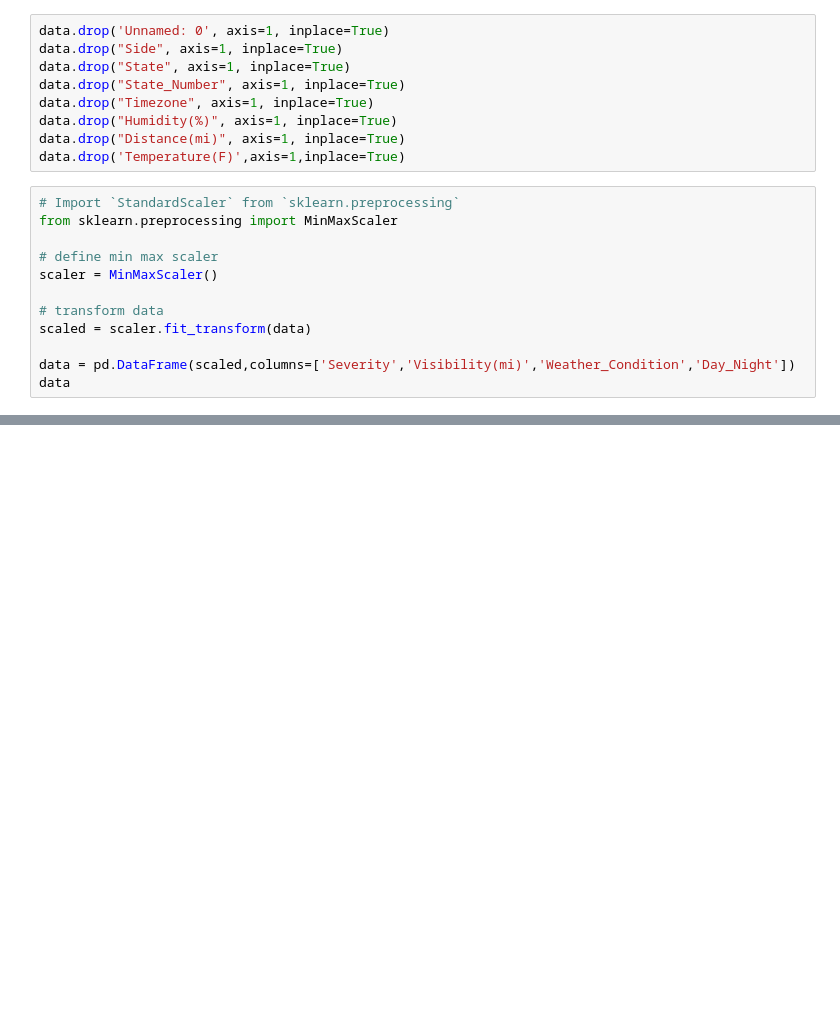
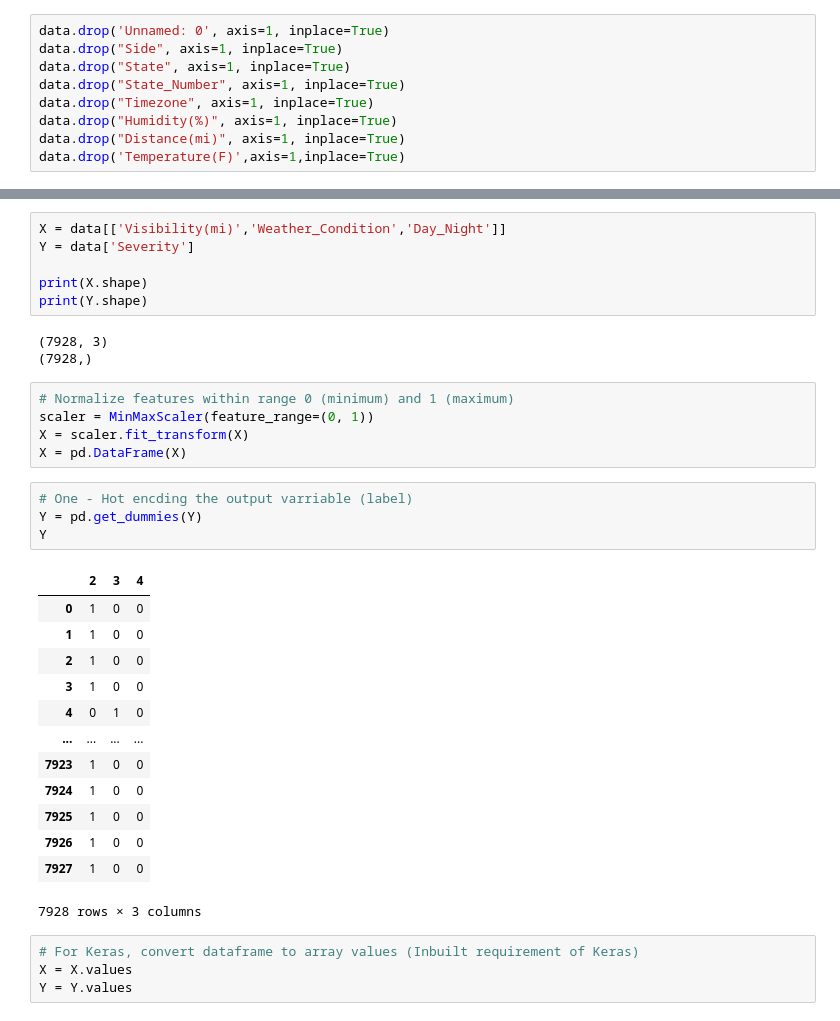
Before and after one commit to stratoskar/DataAnalytics, a Jupyter notebook: Data Analytics/Untitled-1.ipynb, the cells around one changed output, grey strips where cells are left out. Saved outputs shown, nothing was run; the diff lists cells and outputs as text; blank space fills up the shorter version.

```diff
--- a/Data Analytics/Untitled-1.ipynb
+++ b/Data Analytics/Untitled-1.ipynb
@@ -21,15 +17,3 @@ data.drop("Timezone", axis=1, inplace=True)
 data.drop("Humidity(%)", axis=1, inplace=True)
 data.drop("Distance(mi)", axis=1, inplace=True)
 data.drop('Temperature(F)',axis=1,inplace=True)
-# %%
-# Import `StandardScaler` from `sklearn.preprocessing`
-from sklearn.preprocessing import MinMaxScaler
-
-# define min max scaler
-scaler = MinMaxScaler()
-
-# transform data
-scaled = scaler.fit_transform(data)
-
-data = pd.DataFrame(scaled,columns=['Severity','Visibility(mi)','Weather_Condition','Day_Night'])
-data
@@ -134,0 +36,36 @@ Epoch 6/10
+# %%
+X = data[['Visibility(mi)','Weather_Condition','Day_Night']]
+Y = data['Severity']
+
+print(X.shape)
+print(Y.shape)
+# %% [output]
+(7928, 3)
+(7928,)
+# %%
+# Normalize features within range 0 (minimum) and 1 (maximum)
+scaler = MinMaxScaler(feature_range=(0, 1))
+X = scaler.fit_transform(X)
+X = pd.DataFrame(X)
+# %%
+# One - Hot encding the output varriable (label)
+Y = pd.get_dummies(Y)
+Y
+# %% [output]
+|  | 2 | 3 | 4 |
+| 0 | 1 | 0 | 0 |
+| 1 | 1 | 0 | 0 |
+| 2 | 1 | 0 | 0 |
+| 3 | 1 | 0 | 0 |
+| 4 | 0 | 1 | 0 |
+| ... | ... | ... | ... |
+| 7923 | 1 | 0 | 0 |
+| 7924 | 1 | 0 | 0 |
+| 7925 | 1 | 0 | 0 |
+| 7926 | 1 | 0 | 0 |
+| 7927 | 1 | 0 | 0 |
+7928 rows × 3 columns
+# %%
+# For Keras, convert dataframe to array values (Inbuilt requirement of Keras)
+X = X.values
+Y = Y.values
```
Also changed, not shown: parts of 10 cells of this notebook.
